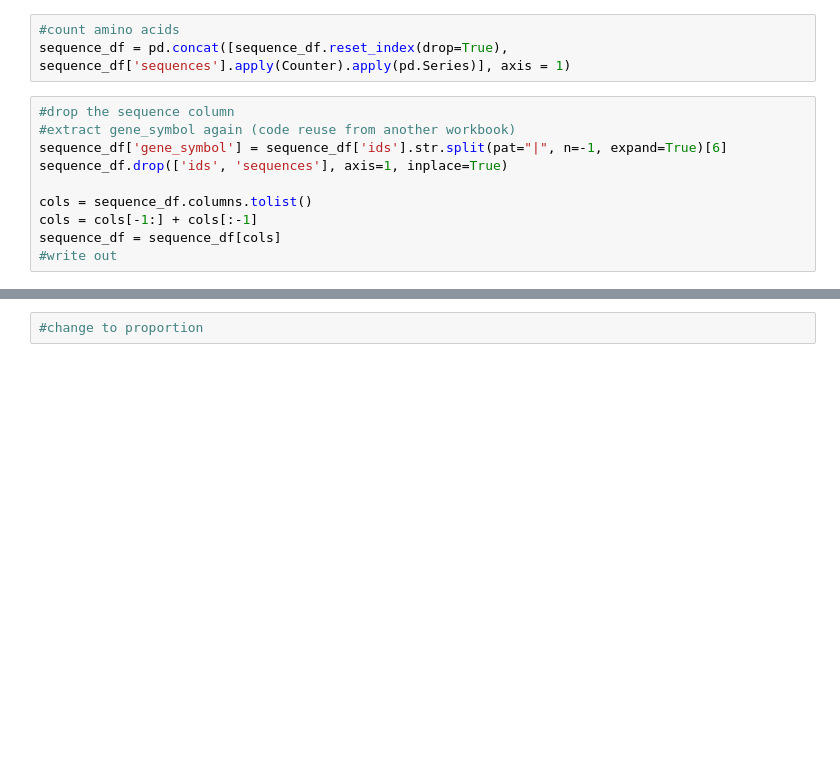
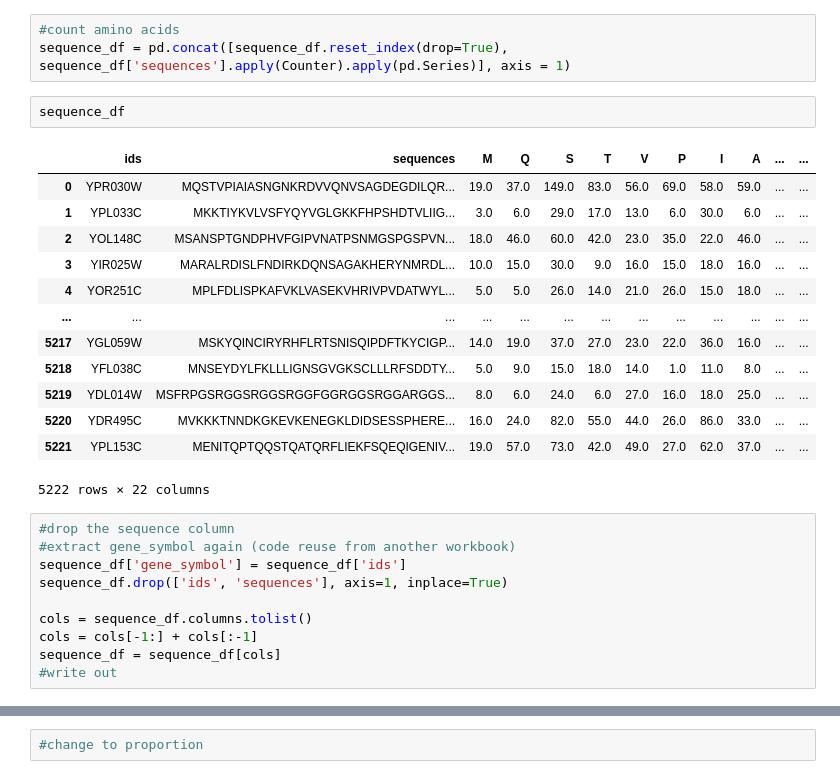
Before and after one commit to leonfrench/polyprotein_stats, a Jupyter notebook: notebooks/generate_proportions_yeast.ipynb, the cells around one changed output, grey strips where cells are left out. Drawn from its saved outputs; the diff is of its cells as text; blank space fills up the shorter version.

```diff
--- a/notebooks/generate_proportions_yeast.ipynb
+++ b/notebooks/generate_proportions_yeast.ipynb
@@ -52,10 +58,26 @@ sequence_df = pd.DataFrame(  data = {'ids' : sequences_ids, 'sequences': sequenc
 # %%
 #count amino acids
 sequence_df = pd.concat([sequence_df.reset_index(drop=True), sequence_df['sequences'].apply(Counter).apply(pd.Series)], axis = 1)
+# %%
+sequence_df
+# %% [output]
+|  | ids | sequences | M | Q | S | T | V | P | I | A | ... | ... |
+| 0 | YPR030W | MQSTVPIAIASNGNKRDVVQNVSAGDEGDILQR... | 19.0 | 37.0 | 149.0 | 83.0 | 56.0 | 69.0 | 58.0 | 59.0 | ... | ... |
+| 1 | YPL033C | MKKTIYKVLVSFYQYVGLGKKFHPSHDTVLIIG... | 3.0 | 6.0 | 29.0 | 17.0 | 13.0 | 6.0 | 30.0 | 6.0 | ... | ... |
+| 2 | YOL148C | MSANSPTGNDPHVFGIPVNATPSNMGSPGSPVN... | 18.0 | 46.0 | 60.0 | 42.0 | 23.0 | 35.0 | 22.0 | 46.0 | ... | ... |
+| 3 | YIR025W | MARALRDISLFNDIRKDQNSAGAKHERYNMRDL... | 10.0 | 15.0 | 30.0 | 9.0 | 16.0 | 15.0 | 18.0 | 16.0 | ... | ... |
+| 4 | YOR251C | MPLFDLISPKAFVKLVASEKVHRIVPVDATWYL... | 5.0 | 5.0 | 26.0 | 14.0 | 21.0 | 26.0 | 15.0 | 18.0 | ... | ... |
+| ... | ... | ... | ... | ... | ... | ... | ... | ... | ... | ... | ... | ... |
+| 5217 | YGL059W | MSKYQINCIRYRHFLRTSNISQIPDFTKYCIGP... | 14.0 | 19.0 | 37.0 | 27.0 | 23.0 | 22.0 | 36.0 | 16.0 | ... | ... |
+| 5218 | YFL038C | MNSEYDYLFKLLLIGNSGVGKSCLLLRFSDDTY... | 5.0 | 9.0 | 15.0 | 18.0 | 14.0 | 1.0 | 11.0 | 8.0 | ... | ... |
+| 5219 | YDL014W | MSFRPGSRGGSRGGSRGGFGGRGGSRGGARGGS... | 8.0 | 6.0 | 24.0 | 6.0 | 27.0 | 16.0 | 18.0 | 25.0 | ... | ... |
+| 5220 | YDR495C | MVKKKTNNDKGKEVKENEGKLDIDSESSPHERE... | 16.0 | 24.0 | 82.0 | 55.0 | 44.0 | 26.0 | 86.0 | 33.0 | ... | ... |
+| 5221 | YPL153C | MENITQPTQQSTQATQRFLIEKFSQEQIGENIV... | 19.0 | 57.0 | 73.0 | 42.0 | 49.0 | 27.0 | 62.0 | 37.0 | ... | ... |
+5222 rows × 22 columns
 # %%
 #drop the sequence column
 #extract gene_symbol again (code reuse from another workbook)
-sequence_df['gene_symbol'] = sequence_df['ids'].str.split(pat="|", n=-1, expand=True)[6]
+sequence_df['gene_symbol'] = sequence_df['ids']
 sequence_df.drop(['ids', 'sequences'], axis=1, inplace=True)
 
 cols = sequence_df.columns.tolist()
```
Also changed, not shown: parts of 15 cells of this notebook.
